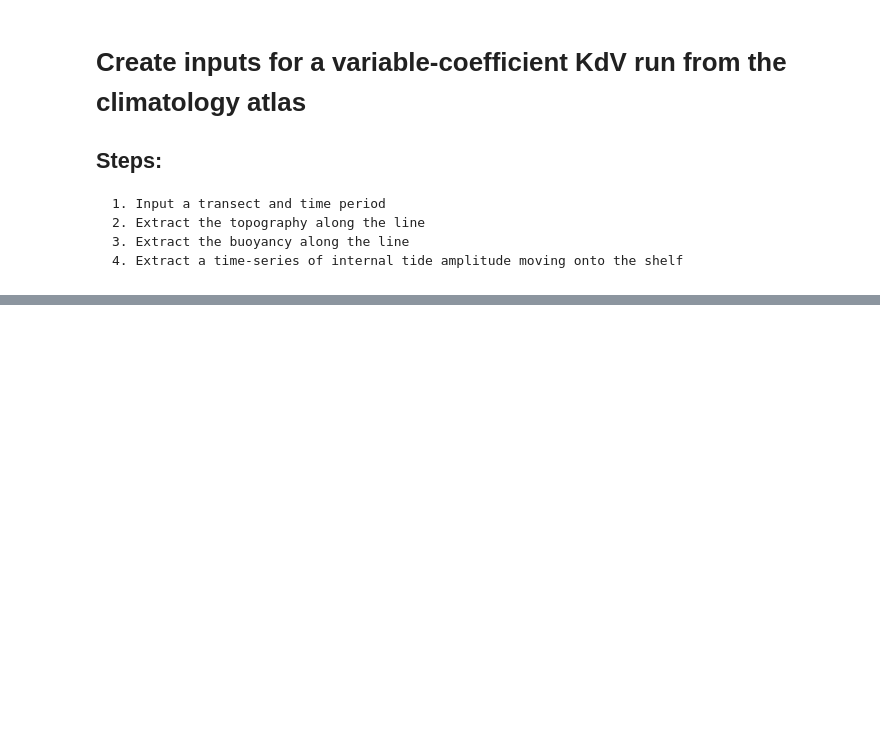
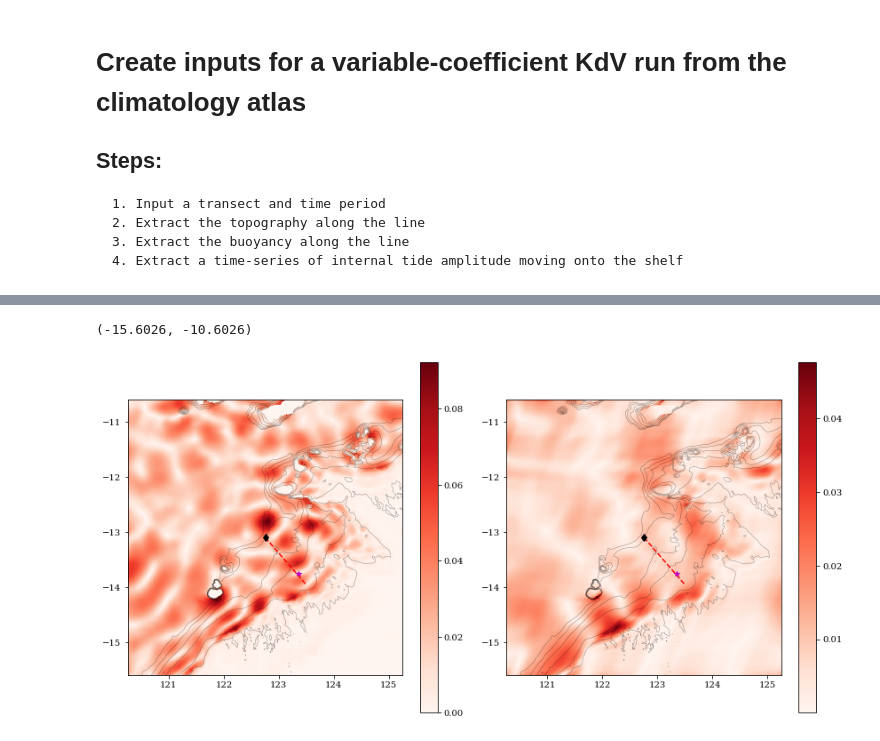
Before and after one commit to mrayson/iwatlas, a Jupyter notebook: sandpit/create_kdv_inputs.ipynb, the cells around one changed output, grey strips where cells are left out. Cells and saved outputs as stored; diff of their text form; code cells hidden in the pictures; blank space fills up the shorter version.

```diff
--- a/sandpit/create_kdv_inputs.ipynb
+++ b/sandpit/create_kdv_inputs.ipynb
@@ -119,5 +149,5 @@ plt.ylim(0,3e4)
 # %%
-# Extract the slowly-varying amplitudes for one point in space and time
+# Extract the slowly-varying amplitudes for all space but one point in time
 
 xyrange = 2.5
 xlims = (x0-xyrange, x0+xyrange)
@@ -127,7 +157,7 @@ ylims = (y0-xyrange, y0+xyrange)
 
 # Filtering bands (degrees CCW from East)
 thetalow = 270
-thetahigh = 360
+thetahigh = 335
 
 
 # thetalow = 60
@@ -143,17 +173,30 @@ zf = A_re_f[frq,0,...] + 1j*A_im_f[frq,0,...]
 # %%
 plt.figure(figsize=(12,6))
 plt.subplot(121)
 plt.pcolormesh(X,Y,np.abs(z), cmap='Reds')
 plt.colorbar()
 plt.gca().set_aspect('equal')
+N2_ds.contourf(N2_ds._ds.dv, [100,200,300,400,500,600], colors='k', linewidths=0.2, filled=False)
+plt.plot(lon,lat,'r--')
+plt.plot(xpt, ypt, 'm*')
 plt.plot(x0,y0,'kd')
+plt.xlim(xlims)
+plt.ylim(ylims)
 
 plt.subplot(122)
 plt.pcolormesh(X,Y,np.abs(zf), cmap='Reds')
 plt.colorbar()
 plt.tight_layout()
 plt.gca().set_aspect('equal')
+N2_ds.contourf(N2_ds._ds.dv, [100,200,300,400,500,600], colors='k', linewidths=0.2, filled=False)
+plt.plot(lon,lat,'r--')
+plt.plot(xpt, ypt, 'm*')
 plt.plot(x0,y0,'kd')
+plt.xlim(xlims)
+plt.ylim(ylims)
+# %% [output]
+(-15.6026, -10.6026)
+[figure, added]
 # %%
 scalefac = sshratio.mean() # ~250:1 ssh:amplitude ratio
 
```
Also changed, not shown: parts of 15 cells of this notebook, 3 other files.
